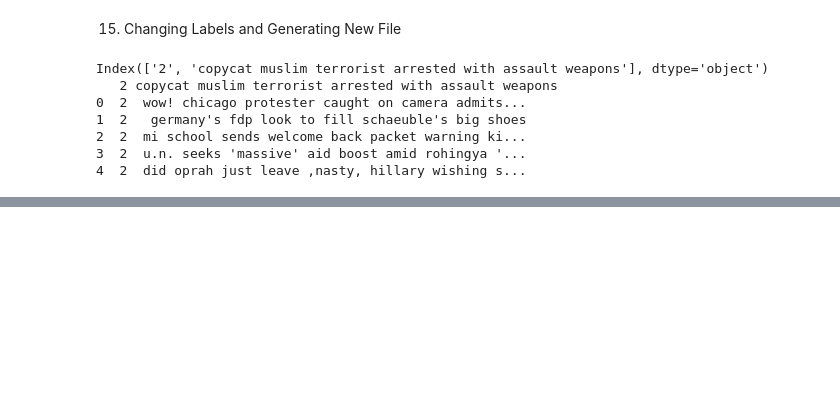
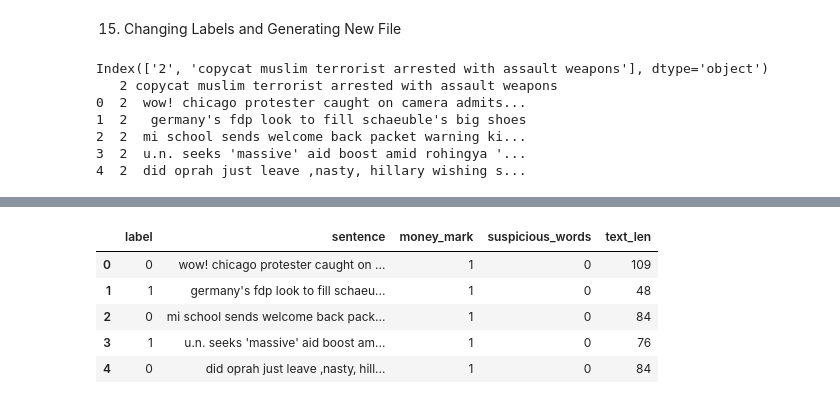
Before and after one commit to eagbdesign/project-3-nlp, a Jupyter notebook: main.ipynb, the cells around one changed output, grey strips where cells are left out. Drawn from its saved outputs; the diff is of its cells as text; code cells hidden in the pictures; blank space fills up the shorter version.

```diff
--- a/main.ipynb
+++ b/main.ipynb
@@ -443,0 +523,9 @@ Index(['2', 'copycat muslim terrorist arrested with assault weapons'], dtype='ob
+# %%
+data_evaluation.head()
+# %% [output]
+|  | label | sentence | money_mark | suspicious_words | text_len |
+| 0 | 0 | wow! chicago protester caught on ... | 1 | 0 | 109 |
+| 1 | 1 | germany's fdp look to fill schaeu... | 1 | 0 | 48 |
+| 2 | 0 | mi school sends welcome back pack... | 1 | 0 | 84 |
+| 3 | 1 | u.n. seeks 'massive' aid boost am... | 1 | 0 | 76 |
+| 4 | 0 | did oprah just leave ‚nasty‚ hill... | 1 | 0 | 84 |
```
Also changed, not shown: parts of 22 cells of this notebook, 3 other files.
